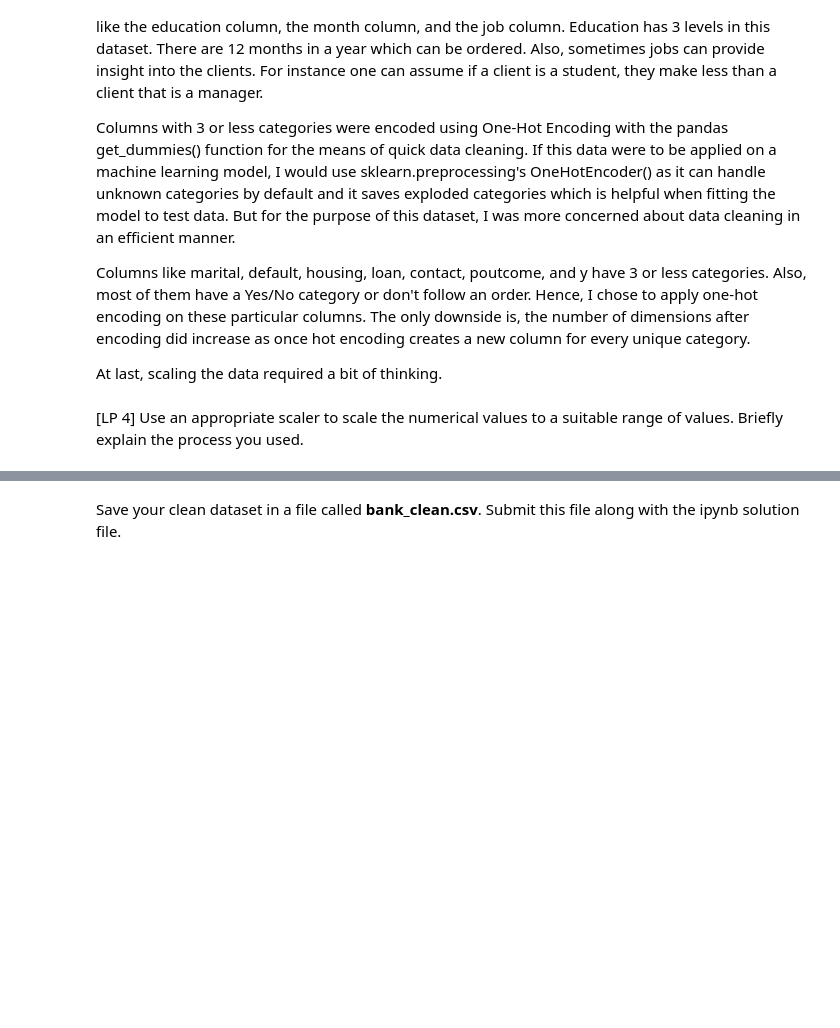
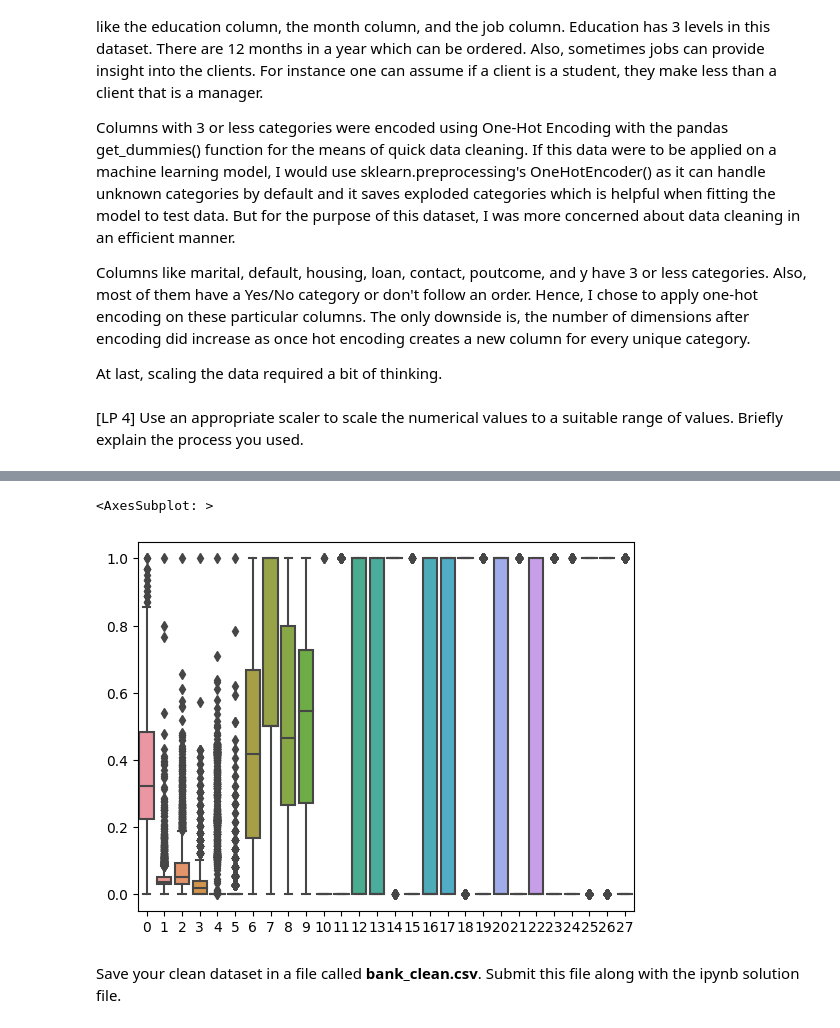
Before and after one commit to ankitajaswal/Cmpe255, a Jupyter notebook: HW1/HW1 Part 2.ipynb, the cells around one changed output, grey strips where cells are left out. Drawn from its saved outputs; the diff is of its cells as text; code cells hidden in the pictures; blank space fills up the shorter version.

```diff
--- a/HW1/HW1 Part 2.ipynb
+++ b/HW1/HW1 Part 2.ipynb
@@ -672,3 +719,8 @@ At last, scaling the data required a bit of thinking.
+# %%
+sns.boxplot(clean_array)
+# %% [output]
+<AxesSubplot: >
+[figure, added]
 # %% [markdown]
 Save your clean dataset in a file called **bank_clean.csv**. Submit this file along with the ipynb solution file.
 # %%
```
Also changed, not shown: parts of 4 cells of this notebook.
